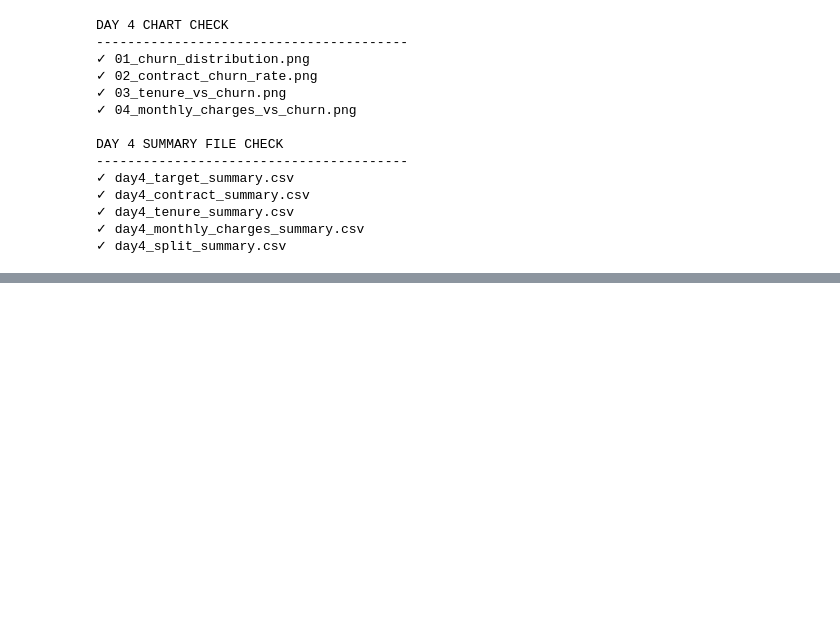
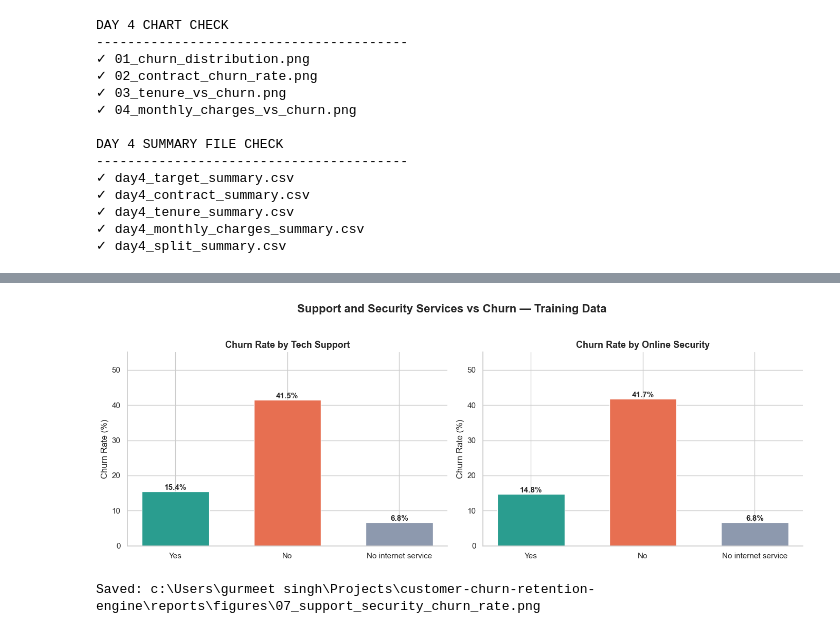
Before and after one commit to simranjitkaur-codes/customer-churn-retention-engine, a Jupyter notebook: notebooks/01_data_inspection.ipynb, the cells around one changed output, grey strips where cells are left out. Drawn from its saved outputs; the diff is of its cells as text; code cells hidden in the pictures; blank space fills up the shorter version.

```diff
--- a/notebooks/01_data_inspection.ipynb
+++ b/notebooks/01_data_inspection.ipynb
@@ -759,0 +1214,78 @@ DAY 4 SUMMARY FILE CHECK
+# %%
+fig, axes = plt.subplots(
+    nrows=1,
+    ncols=2,
+    figsize=(14, 5)
+)
+
+for ax, summary, name in [
+    (
+        axes[0],
+        tech_support_summary,
+        "Tech Support"
+    ),
+    (
+        axes[1],
+        online_security_summary,
+        "Online Security"
+    ),
+]:
+
+    bars = ax.bar(
+        summary.iloc[:, 0].astype(str),
+        summary["Churn_Rate_Percentage"],
+        color=["#2A9D8F", "#E76F51", "#8D99AE"],
+        width=0.6
+    )
+
+    for bar in bars:
+        height = bar.get_height()
+
+        ax.text(
+            bar.get_x() + bar.get_width() / 2,
+            height,
+            f"{height:.1f}%",
+            ha="center",
+            va="bottom",
+            fontsize=11,
+            fontweight="bold"
+        )
+
+    ax.set_title(
+        f"Churn Rate by {name}",
+        fontsize=13,
+        fontweight="bold"
+    )
+
+    ax.set_ylabel("Churn Rate (%)")
+    ax.set_ylim(0, 55)
+
+    ax.spines["top"].set_visible(False)
+    ax.spines["right"].set_visible(False)
+
+fig.suptitle(
+    "Support and Security Services vs Churn — Training Data",
+    fontsize=16,
+    fontweight="bold",
+    y=1.03
+)
+
+plt.tight_layout()
+
+output_path = (
+    FIGURES_DIR /
+    "07_support_security_churn_rate.png"
+)
+
+fig.savefig(
+    output_path,
+    dpi=300,
+    bbox_inches="tight"
+)
+
+plt.show()
+
+print("Saved:", output_path)
+# %% [output]
+[figure, added]
+Saved: c:\Users\gurmeet singh\Projects\customer-churn-retention-engine\reports\figures\07_support_security_churn_rate.png
```
Also changed, not shown: parts of 53 cells of this notebook, 15 other files.
